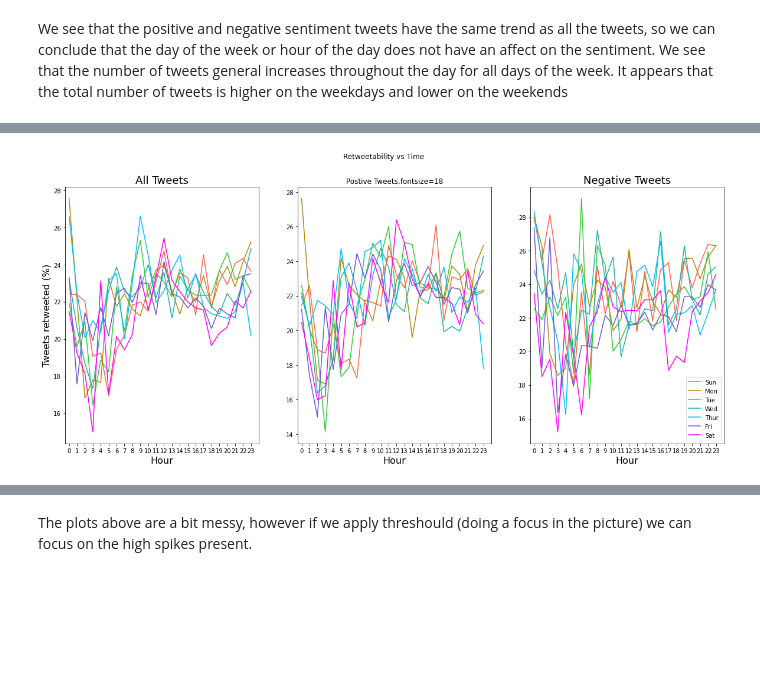
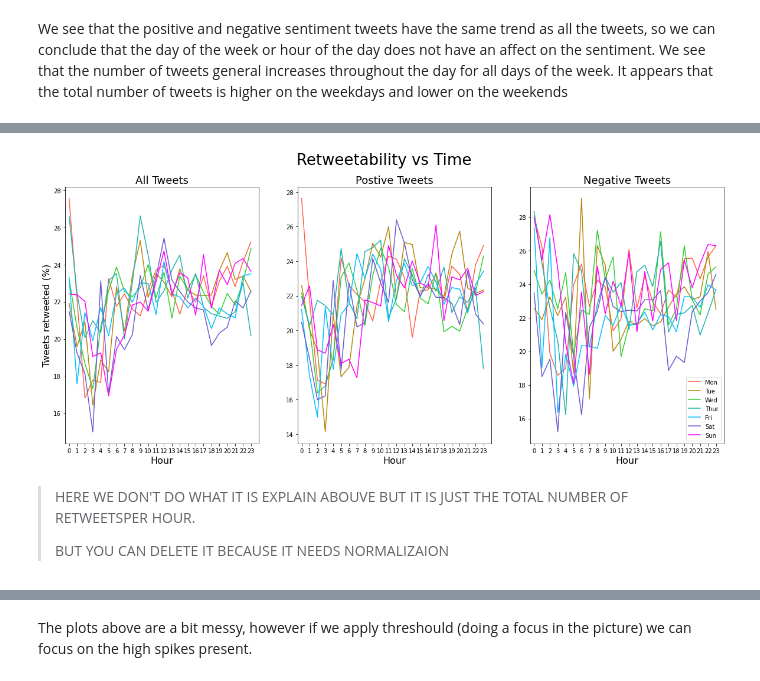
Before and after one commit to epfl-ada/ada-2020-project-milestone-p3-p3_musetti-adaletti, a Jupyter notebook: Creative_extension_analysis.ipynb, the cells around one changed output, grey strips where cells are left out. Saved outputs shown, nothing was run; the diff lists cells and outputs as text; code cells hidden in the pictures; blank space fills up the shorter version.

```diff
--- a/Creative_extension_analysis.ipynb
+++ b/Creative_extension_analysis.ipynb
@@ -560,7 +488,7 @@ if not bert_labeled_tweets_path.exists():
     sa_pipeline = pipeline('sentiment-analysis')
 
     batch_size = 128
-    texts = list(bert_labeled_tweets['clean_tweets'])
+    texts = list(bert_labeled_tweets['clean_tweet'])
     predictions = []
     for i in tqdm(range(0, len(texts), batch_size)):
         predictions += sa_pipeline(texts[i:i + batch_size])
@@ -706,14 +634,11 @@ en_tweets_time = en_tweets.dropna(subset=['utc_offset'])
 # keeping only positive and negative tweets
 pos_sents_time = en_tweets_time.loc[en_tweets_time['sentiment'] == 'pos']
 neg_sents_time = en_tweets_time.loc[en_tweets_time['sentiment'] == 'neg']
+# %%
+# weekday names
+weekday_names = ['Mon', 'Tue', 'Wed', 'Thu', 'Fri', 'Sat', 'Sun']
 # %%
 # Calculating the total number of retweets per hour in total and divided by sentiment
-tweet_per_h = en_tweets_time.groupby(['day','hour']).size().unstack()
-pos_tweet_per_h = pos_sents_time.groupby(['day','hour']).size().unstack()
-neg_tweet_per_h = neg_sents_time.groupby(['day','hour']).size().unstack()
-
-# Ordering by a new index
-new_index = ['Sun', 'Mon', 'Tue', 'Wed', 'Thur', 'Fri', 'Sat']
-tweet_per_h = tweet_per_h.reindex(new_index)
-pos_tweet_per_h = pos_tweet_per_h.reindex(new_index)
-neg_tweet_per_h = neg_tweet_per_h.reindex(new_index)
+tweet_per_h = en_tweets_time.groupby(['weekday','hour']).size().unstack().set_index([weekday_names])
+pos_tweet_per_h = pos_sents_time.groupby(['weekday','hour']).size().unstack().set_index([weekday_names])
+neg_tweet_per_h = neg_sents_time.groupby(['weekday','hour']).size().unstack().set_index([weekday_names])
@@ -777,11 +714,11 @@ pos_retweeted_count = pos_sents_time.loc[pos_sents_time['retweet_count'] > 0]
 neg_retweeted_count = neg_sents_time.loc[neg_sents_time['retweet_count'] > 0]
 # %%
 #grouping the the not retweeted count by day and hour and getting the size of each group
-retweet_0_count_per_h = retweet_0_count.groupby(['day','hour']).size().unstack().reindex(new_index)
-pos_retweet_0_count_per_h = pos_retweet_0_count.groupby(['day','hour']).size().unstack().reindex(new_index)
-neg_retweet_0_count_per_h = neg_retweet_0_count.groupby(['day','hour']).size().unstack().reindex(new_index)
+retweet_0_count_per_h = retweet_0_count.groupby(['weekday','hour']).size().unstack().set_index([weekday_names])
+pos_retweet_0_count_per_h = pos_retweet_0_count.groupby(['weekday','hour']).size().unstack().set_index([weekday_names])
+neg_retweet_0_count_per_h = neg_retweet_0_count.groupby(['weekday','hour']).size().unstack().set_index([weekday_names])
 
 #grouping the the retweeted count by day and hour and getting the size of each group
-retweeted_count_per_h = retweeted_count.groupby(['day','hour']).size().unstack().reindex(new_index)
-pos_retweeted_count_per_h = pos_retweeted_count.groupby(['day','hour']).size().unstack().reindex(new_index)
-neg_retweeted_count_per_h = neg_retweeted_count.groupby(['day','hour']).size().unstack().reindex(new_index)
+retweeted_count_per_h = retweeted_count.groupby(['weekday','hour']).size().unstack().set_index([weekday_names])
+pos_retweeted_count_per_h = pos_retweeted_count.groupby(['weekday','hour']).size().unstack().set_index([weekday_names])
+neg_retweeted_count_per_h = neg_retweeted_count.groupby(['weekday','hour']).size().unstack().set_index([weekday_names])
@@ -798,7 +759,7 @@ pos_perc_rt_per_h = perc_rt(pos_retweeted_count_per_h, pos_retweet_0_count_per_h
 neg_perc_rt_per_h = perc_rt(neg_retweeted_count_per_h, neg_retweet_0_count_per_h)
 # %%
 plt.figure(figsize=(20,8))
-plt.suptitle('Retweetability vs Time')
+plt.suptitle('Retweetability vs Time',fontsize=26)
 
 plt.subplot(1, 3, 1)
 plt.xlim(-0.5, 24)
@@ -806,34 +767,34 @@ plt.xticks(np.arange(0, 24, step=1))
 plt.xlabel('Hour',fontsize=16)
 plt.ylabel('Tweets retweeted (%)',fontsize=16)
 plt.title('All Tweets', fontsize=18)
 
 
 for i in range(7):
     plt.plot(perc_rt_per_h.iloc[i],c=colors[i])
 
 plt.subplot(1, 3, 2)
 plt.xlim(-0.5, 24)
 plt.xticks(np.arange(0, 24, step=1))
 plt.xlabel('Hour',fontsize=16)
-plt.title('Postive Tweets,fontsize=18')
+plt.title('Postive Tweets',fontsize=18)
 
 
 for i in range(7):
     plt.plot(pos_perc_rt_per_h.iloc[i],c=colors[i])
 
 plt.subplot(1, 3, 3)
 plt.xlim(-0.5, 24)
 plt.xticks(np.arange(0, 24, step=1))
 plt.xlabel('Hour',fontsize=16)
 plt.title('Negative Tweets',fontsize=18)
 
 
 for i in range(7):
     plt.plot(neg_perc_rt_per_h.iloc[i],c=colors[i])
     plt.legend(new_index, loc='lower right')
 
 plt.show()
 # %% [output]
-[figure, old version]
+[figure, new version]
 # %%
 # Calculating the total number of retweets per hour in total and divided by sentiment
@@ -848 +809,5 @@ neg_retweet_per_h = neg_retweet_per_h.reindex(new_index)
+# %% [markdown]
+> HERE WE DON'T DO WHAT IT IS EXPLAIN ABOUVE BUT IT IS JUST THE TOTAL NUMBER OF RETWEETSPER HOUR.
+>
+> BUT YOU CAN DELETE IT BECAUSE IT NEEDS NORMALIZAION
 # %%
```
Also changed, not shown: parts of 89 cells of this notebook.
